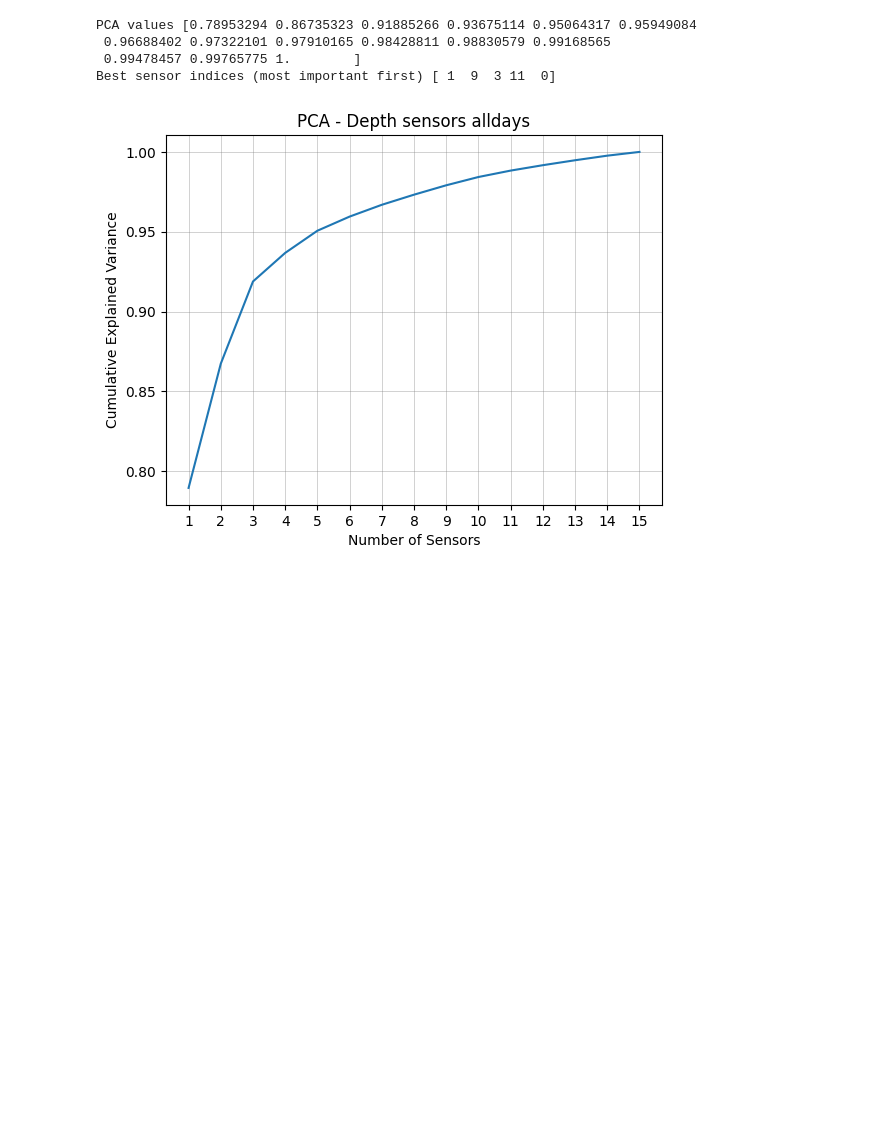
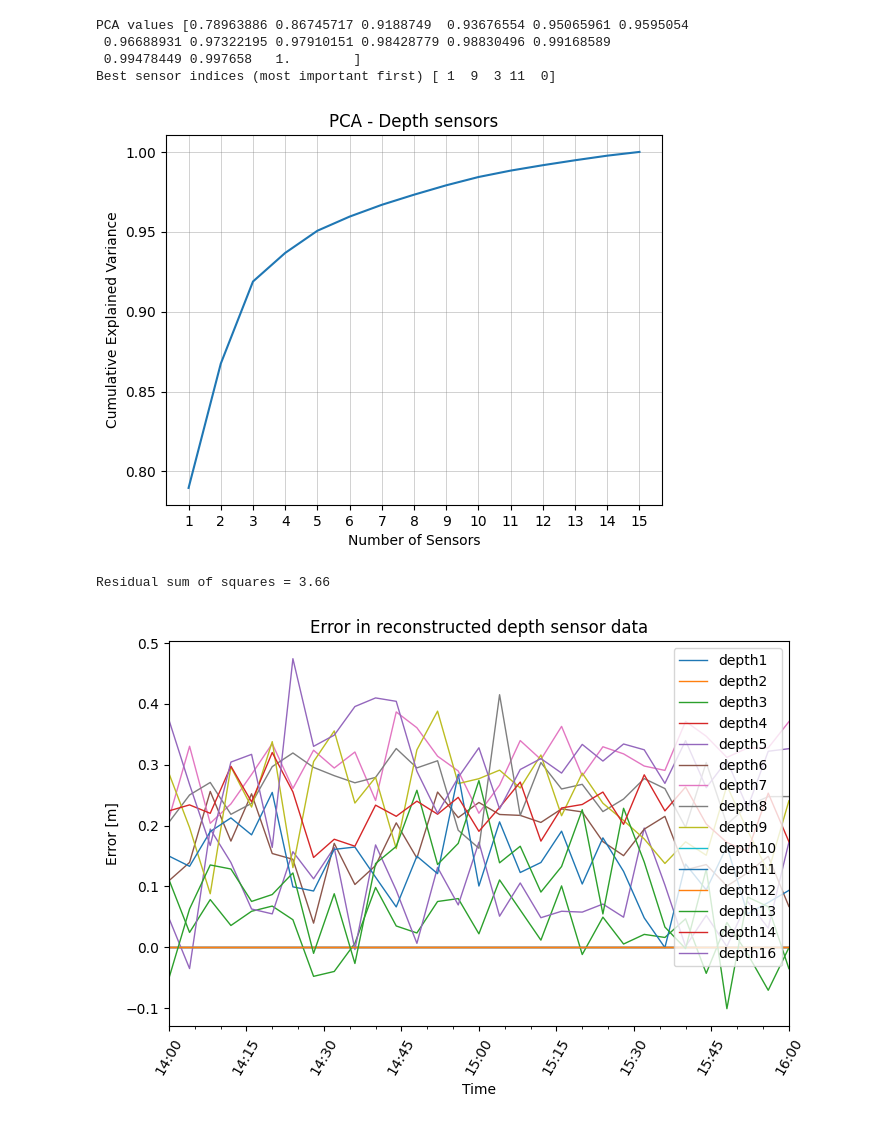
Before and after one commit to TheRealArmon/TTK_final_boss, a Jupyter notebook: sensors/curated_data/analysis.ipynb, the cells around one changed output. Cells and saved outputs as stored; diff of their text form; code cells hidden in the pictures; blank space fills up the shorter version.

```diff
--- a/sensors/curated_data/analysis.ipynb
+++ b/sensors/curated_data/analysis.ipynb
@@ -149,26 +149,27 @@ end = analysis_datetimes[-1] + datetime.timedelta(minutes=45)
 plot_sensor_data(df_depths, start, end, save_fig=True, ylabel="Depth [m]", title="Depth sensors preprocessed")
 # %%
 # PCA for depths and also trying to reconstruct all data
-i=5
-start = analysis_datetimes[i] - datetime.timedelta(minutes=45)
-end = analysis_datetimes[i] + datetime.timedelta(minutes=45)
-start_test = analysis_datetimes[8] - datetime.timedelta(minutes=45)
-end_test = analysis_datetimes[8] + datetime.timedelta(minutes=45)
+start = analysis_datetimes[0]# - datetime.timedelta(minutes=45)
+end = analysis_datetimes[-1]# + datetime.timedelta(minutes=45)
+start_test = analysis_datetimes[-1]
+end_test = analysis_datetimes[-1] + datetime.timedelta(hours=2)
 
-top_sensors_indices = perform_pca(df_depths, start, end, save_fig=True, title=f"PCA - Depth sensors day {i+1}")
-# reconstructed_data = reconstruct_pca(df_depths, start, end, start_test, end_test, top_sensors_indices)
+top_sensors_indices = perform_pca(df_depths, start, end, save_fig=False, title=f"PCA - Depth sensors")
+reconstructed_data = reconstruct_pca(df_depths, start, end, start_test, end_test, top_sensors_indices)
 
-# errors = df_depths.loc[start_test:end_test, :] - reconstructed_data
-# RSS = np.linalg.norm(errors, ord=2)
-# print(f"Residual sum of squares = {np.round(RSS,2)}")
+errors = df_depths.loc[start_test:end_test, :] - reconstructed_data
+RSS = np.linalg.norm(errors, ord=2)
+print(f"Residual sum of squares = {np.round(RSS,2)}")
 
-# plot_sensor_data(errors, title="Reconstructed depth sensors error")
+plot_sensor_data(errors, save_fig=True, ylabel="Error [m]", title="Error in reconstructed depth sensor data")
 # %% [output]
-PCA values [0.78953294 0.86735323 0.91885266 0.93675114 0.95064317 0.95949084
- 0.96688402 0.97322101 0.97910165 0.98428811 0.98830579 0.99168565
- 0.99478457 0.99765775 1.        ]
+PCA values [0.78963886 0.86745717 0.9188749  0.93676554 0.95065961 0.9595054
+ 0.96688931 0.97322195 0.97910151 0.98428779 0.98830496 0.99168589
+ 0.99478449 0.997658   1.        ]
 Best sensor indices (most important first) [ 1  9  3 11  0]
-[figure, old version]
+[figure, new version]
+Residual sum of squares = 3.66
+[figure, added]
 # %%
 def low_pass_filter_dataframe(dataframe, cutoff_frequency, sampling_rate, filter_order=4):
     # Design the low-pass Butterworth filter
```
Also changed, not shown: parts of 7 cells of this notebook, 30 other files.
